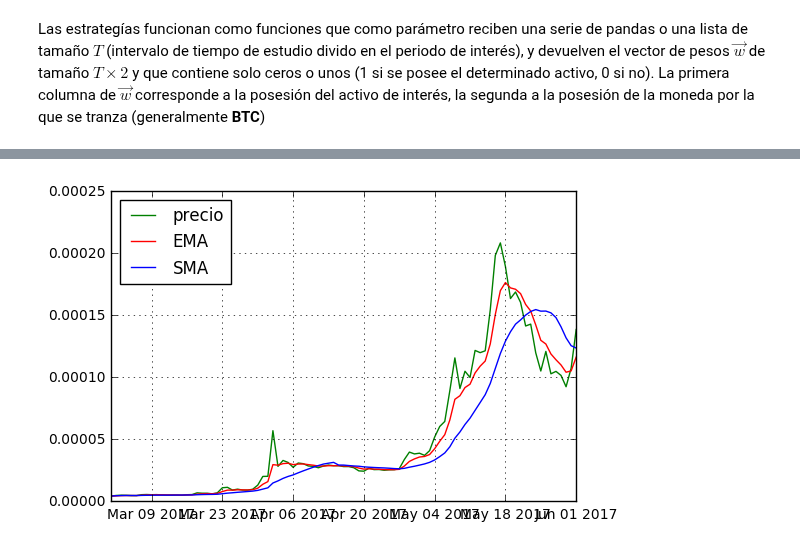
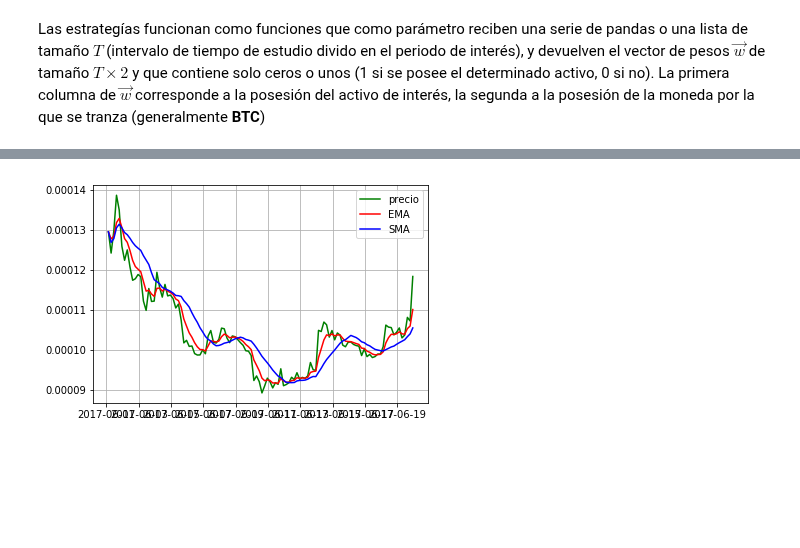
Before and after one commit to ADCryptoSolutions/adcb, a Jupyter notebook: Bot organizado.ipynb, the cells around one changed output, grey strips where cells are left out. Drawn from its saved outputs; the diff is of its cells as text; code cells hidden in the pictures; blank space fills up the shorter version.

```diff
--- a/Bot organizado.ipynb
+++ b/Bot organizado.ipynb
@@ -12,9 +12,9 @@ polo = Poloniex()
 # historyData es una lista de diccionarios python
 # candlestick period in seconds; valid values are 300, 900, 1800, 7200, 14400, and 86400
 historyData = polo.returnChartData(currencyPair="BTC_XRP",
-                     start=string2ts("2017-03-01 00:00:00"),
-                     end=string2ts("2017-06-01 10:00:00"),
-                     period=3600*24)
+                     start=string2ts("2017-06-0 00:00:00"),
+                     end=string2ts("2017-06-20 0:00:00"),
+                     period=3600*4)
 
 # Guardando los datos como lista de diccionarios en un archivo de texto
 # esto permite acceder a ellos y trabajar como data frame offline
@@ -100,9 +100,9 @@ def estrategiaEMAvsSMA(serie, smaPeriod=13,emaPeriod=5):
 
     w["price"] = serie
 
-    plt.plot(df.index,df['close'],'g',label='precio')
-    plt.plot(df.index,ema,'r',label='EMA')
-    plt.plot(df.index,sma,'b',label='SMA')
+    plt.plot(df.index[:],df['close'][:],'g',label='precio')
+    plt.plot(df.index[:],ema[:],'r',label='EMA')
+    plt.plot(df.index[:],sma[:],'b',label='SMA')
     plt.legend(loc='best')
     plt.grid()
 
@@ -117,14 +117,10 @@ relativeReturn, vecReturn = profit(w)
 
 
 print 'El retorno relativo con la estrategia EMA5 VS SMA20 fue: %s'%(relativeReturn*100)
-# Creando nueva columna con los precios
-w["price_profit"] = w["price"]
-# para la fila en que orders es BUY el precio será negativo
-w.loc[w["orders"] == "BUY","price_profit"] = w[w["orders"] == "BUY"]["price"]*-1
-# para la fila en que orders es WAIT el preico será 0
-w.loc[w["orders"] == "WAIT","price_profit"] = 0
-# se restan todos los precios de compra de los precios de venta y se divide entre el primer precio de compra
-w["return"] = (w["price_profit"].cumsum()/w[w["orders"] == "BUY"]["price"][0])*100
+
 print w[w["orders"] == "BUY"]["price"][0]
-print w.head(50)
+#print w["Return"][0],w["Return"][-1],w["price"][0],w["price"][-1]
+print w["price"][-1]
+print w[w["orders"] != "WAIT"]
+print w.loc["2017-06-15 15:00:00":"2017-06-18 07:00:00"]
 # %% [output]
@@ -148 +144 @@ date
-[figure, old version]
+[figure, new version]
```
Also changed, not shown: parts of 7 cells of this notebook, 2 other files.
